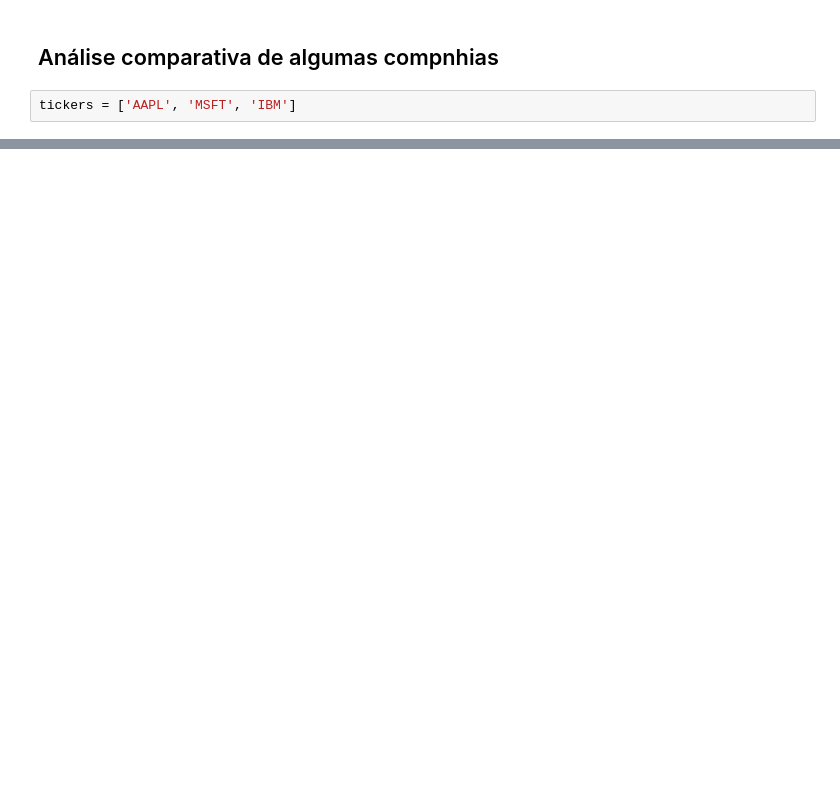
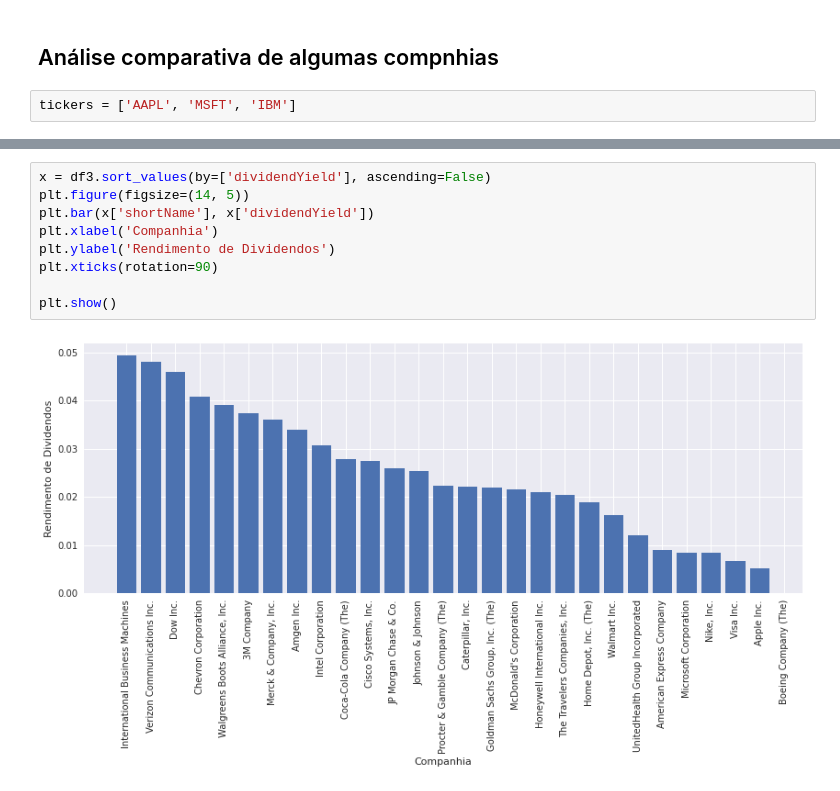
Before and after one commit to igoandrade/data-science-proj, a Jupyter notebook: ds-python/fundamental-analysis-stock.ipynb, the cells around one changed output, grey strips where cells are left out. Cells and saved outputs as stored; diff of their text form; blank space fills up the shorter version.

```diff
--- a/ds-python/fundamental-analysis-stock.ipynb
+++ b/ds-python/fundamental-analysis-stock.ipynb
@@ -57,0 +213,11 @@ tickers = ['AAPL', 'MSFT', 'IBM']
+# %%
+x = df3.sort_values(by=['dividendYield'], ascending=False)
+plt.figure(figsize=(14, 5))
+plt.bar(x['shortName'], x['dividendYield'])
+plt.xlabel('Companhia')
+plt.ylabel('Rendimento de Dividendos')
+plt.xticks(rotation=90)
+
+plt.show()
+# %% [output]
+[figure, added]
```
Also changed, not shown: parts of 17 cells of this notebook.
